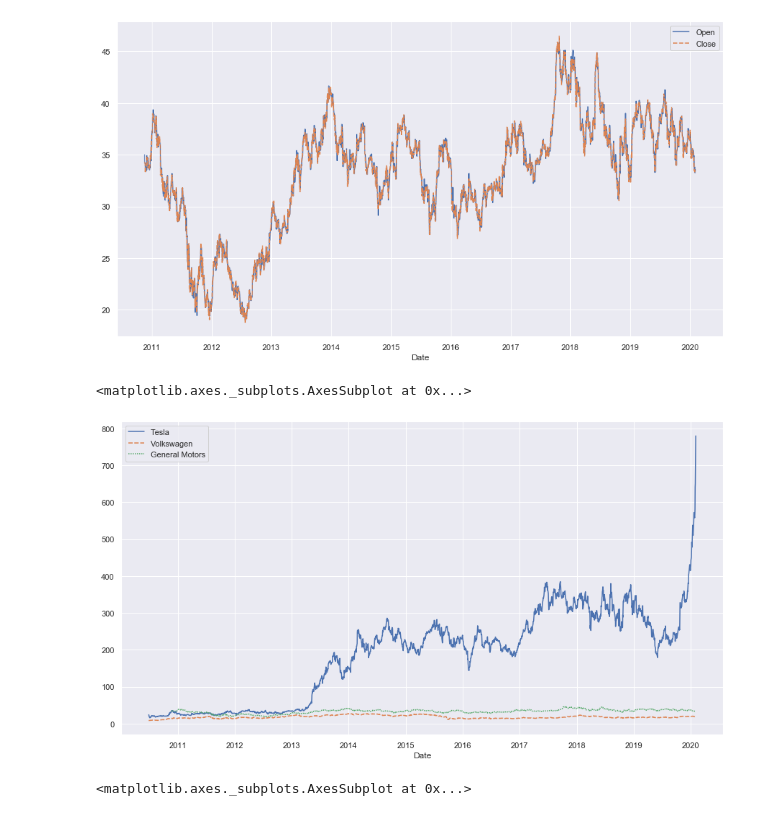
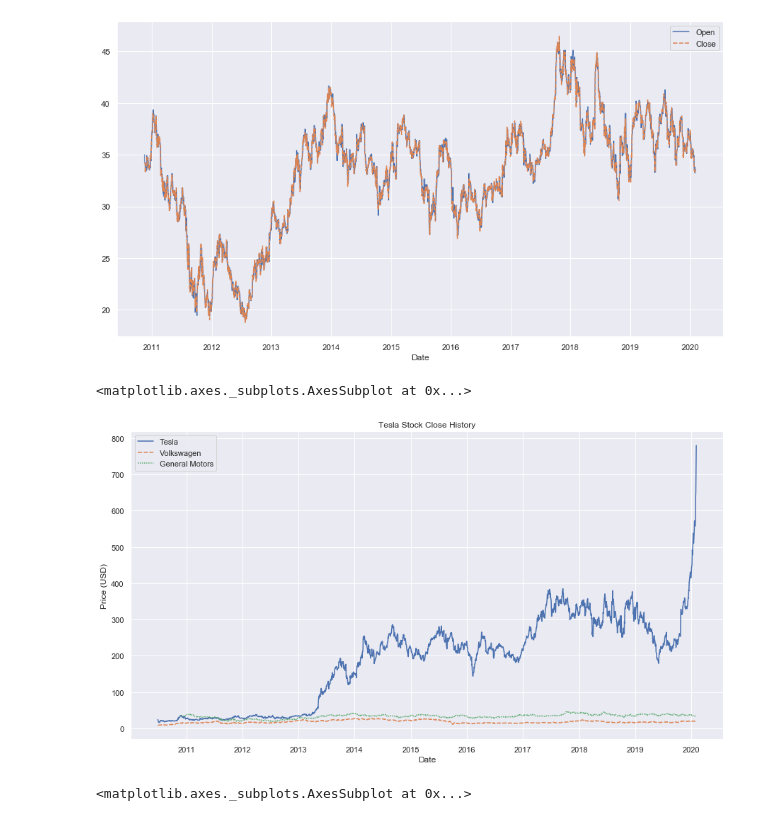
Before and after one commit to vidvatabuch/Tesla-Stock-Analysis, a Jupyter notebook: Tesla stock analysis.ipynb, the cells around one changed output. Cells and saved outputs as stored; diff of their text form; code cells hidden in the pictures.

```diff
--- a/Tesla stock analysis.ipynb
+++ b/Tesla stock analysis.ipynb
@@ -219,11 +241,14 @@ sns.lineplot(data=stocks)
 # %%
 stocks = pd.DataFrame({'Tesla':tesla_stockdata['Close'],'Volkswagen':volkswagen_stockdata['Close'],
                        'General Motors':generalmotors_stockdata['Close']})
 plt.figure(figsize=(15,8))
+plt.xlabel('Year')
+plt.ylabel('Price (USD)')
+plt.title('Tesla Stock Close History')
 sns.lineplot(data=stocks)
 # %% [output]
 <matplotlib.axes._subplots.AxesSubplot at 0x...>
-[figure, old version]
+[figure, new version]
 # %%
 stocks = pd.DataFrame({'Tesla':tesla_stockdata['Daily Returns'],'Volkswagen':volkswagen_stockdata['Daily Returns'],
                        'General Motors':generalmotors_stockdata['Daily Returns']})
```
Also changed, not shown: parts of 19 cells of this notebook.
